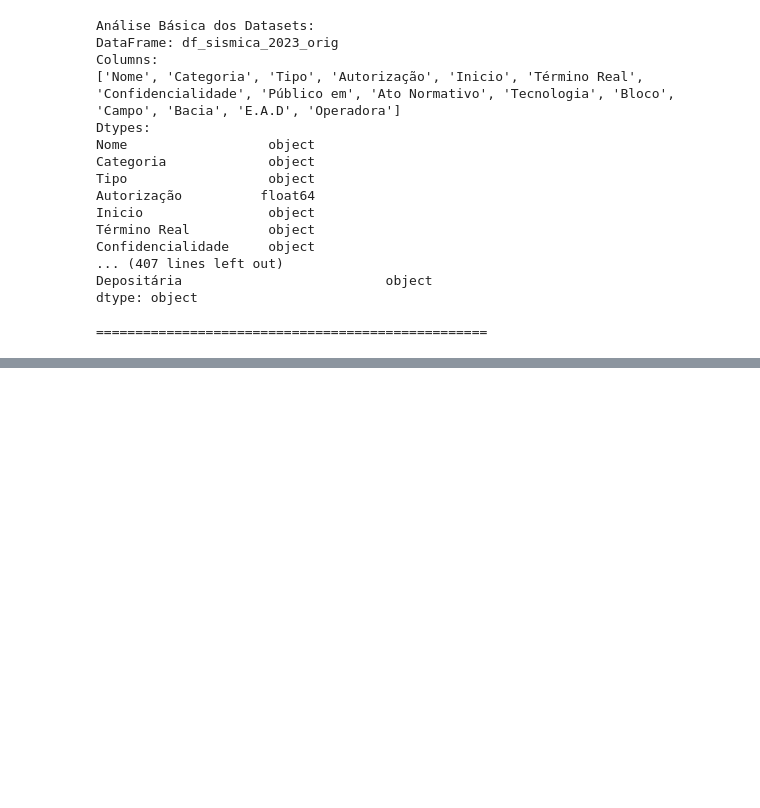
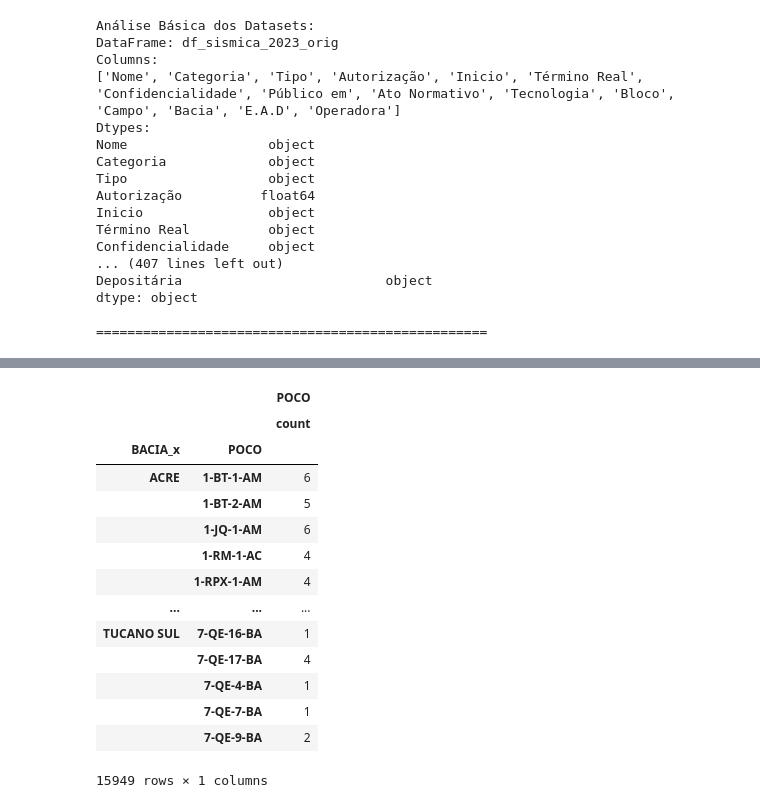
Before and after one commit to ubirajara-s/eda, a Jupyter notebook: eda_2.ipynb, the cells around one changed output, grey strips where cells are left out. Drawn from its saved outputs; the diff is of its cells as text; code cells hidden in the pictures; blank space fills up the shorter version.

Commit message:
atualizando para tag, código rodando, ams com muitas funções em stand by, e faltou proveniêncai para o saneamento todo.

```diff
--- a/eda_2.ipynb
+++ b/eda_2.ipynb
@@ -1844,3 +1800,21 @@ Pipeline concluído com alertas! Linhas inválidas foram removidas e registradas
 # Carregando os arquivos
 df_pocos_orig = pd.read_csv("./dados/raw/Tabela_pocos_2024_Novembro_24.csv", encoding="latin-1", sep=";")
 df_calha_sn = pd.read_csv("./dados/processed/df_consolidacao_daa_2023_calha.csv_sn.csv",encoding="utf-8", sep=",")
+
+print("Colunas exatas de df_calha_sn:")
+for col in df_calha_sn.columns:
+    print(f"'{col}'")
+
+#print("Colunas exatas de df_pocos_orig:")
+#for col in df_pocos_orig.columns:
+#    print(f"'{col}'")
+
+# Renomear colunas para uniformizar os DataFrames
+df_calha = df_calha_sn.rename(columns={
+    'nome_do_poço_(anp)': 'POCO',
+    'código_do_poço_(api)': 'CADASTRO',
+    'bacia_sedimentar': 'BACIA'
+})
+#print(df_calha)
+
+df_calha.columns
@@ -1868,5 +1841,0 @@ Colunas de df_pocos_orig: Index(['POCO', 'CADASTRO', 'OPERADOR', 'POCO_OPERADOR'
-# %%
-# Renomear colunas para uniformizar os DataFrames
-df_calha = df_calha_orig.rename(columns={'Nome do poço (ANP)': 'POCO'})
-
-print(df_calha)
@@ -1894,0 +1842,7 @@ KeyError: 'POCO'
+# %%
+# Merge dos DataFrames usando POCO
+df_merged = df_calha.merge (df_pocos_orig, on="POCO", how="inner")
+
+# Exibir informações do DataFrame combinado
+print("DataFrame combinado:")
+print(df_merged.info())
@@ -1894,0 +1867,18 @@ KeyError: 'POCO'
+# %%
+df_merged.groupby(by=["BACIA_x","POCO"]).agg({"POCO":["count"]})
+# %% [output]
+|  |  | POCO |
+|  |  | count |
+| BACIA_x | POCO |  |
+| ACRE | 1-BT-1-AM | 6 |
+|  | 1-BT-2-AM | 5 |
+|  | 1-JQ-1-AM | 6 |
+|  | 1-RM-1-AC | 4 |
+|  | 1-RPX-1-AM | 4 |
+| ... | ... | ... |
+| TUCANO SUL | 7-QE-16-BA | 1 |
+|  | 7-QE-17-BA | 4 |
+|  | 7-QE-4-BA | 1 |
+|  | 7-QE-7-BA | 1 |
+|  | 7-QE-9-BA | 2 |
+15949 rows × 1 columns
```
Also changed, not shown: parts of 14 cells of this notebook, 7 other files.
